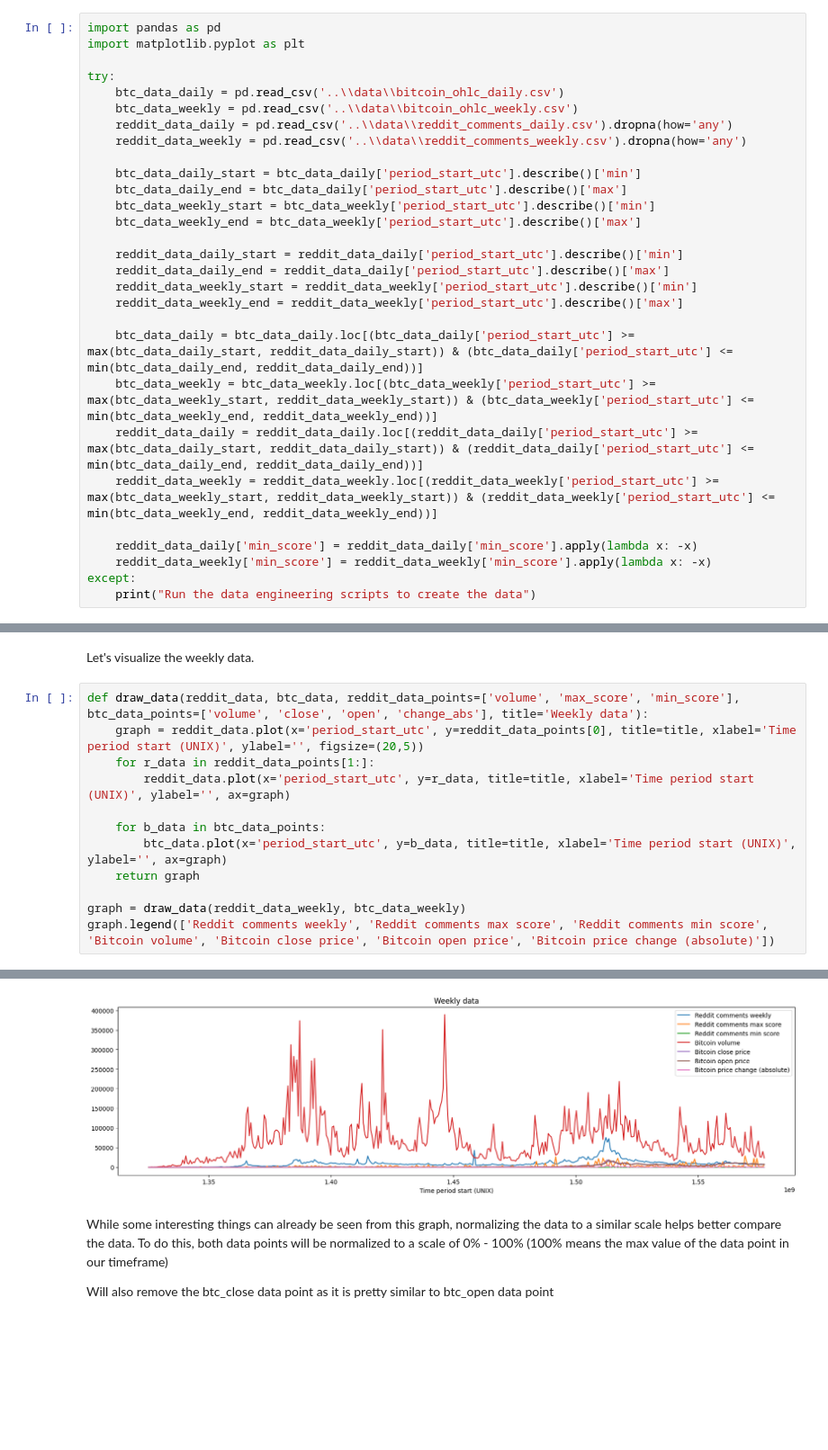
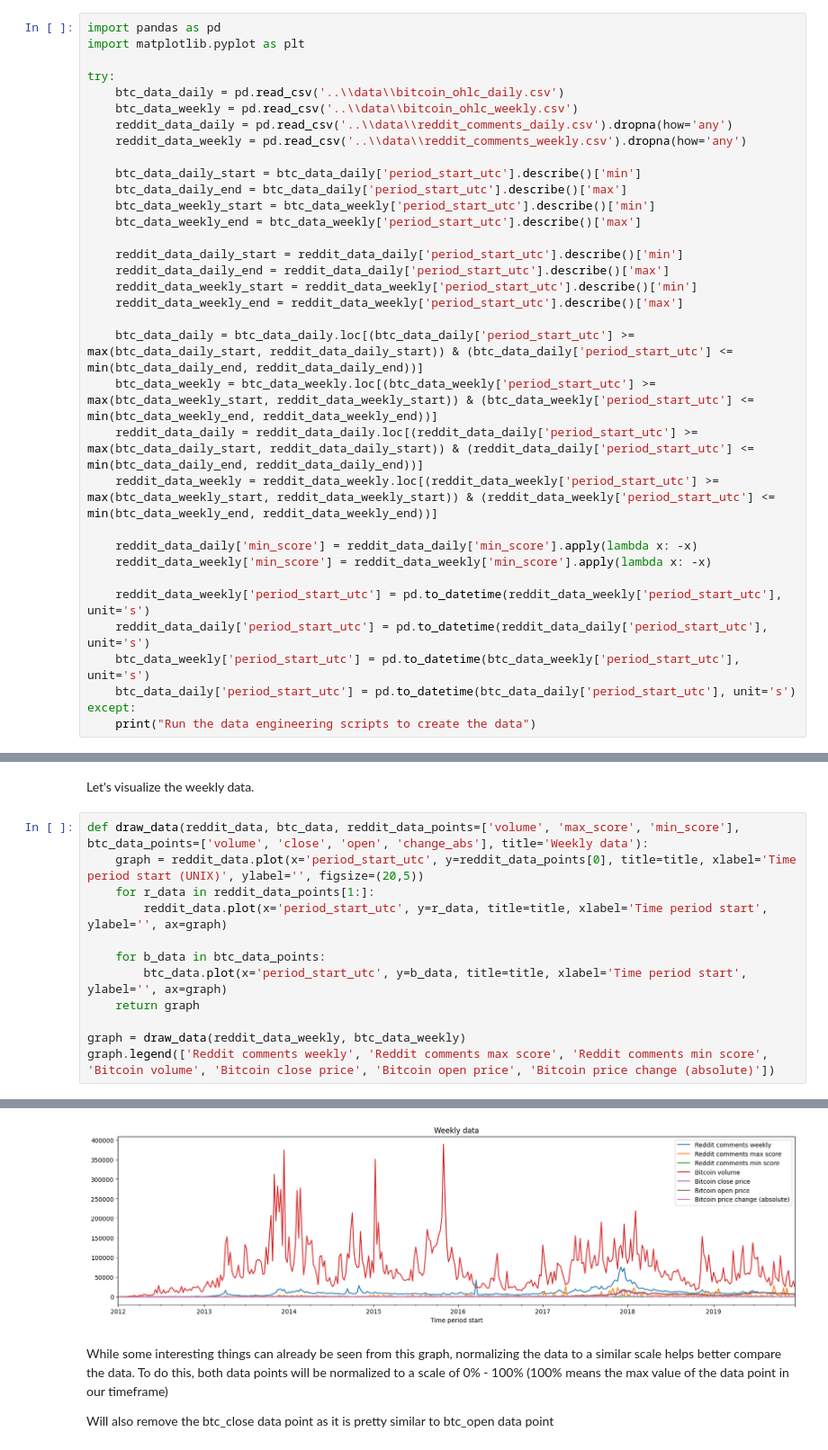
Before and after one commit to BraitLehepuu/RedditBitcoinAnalysis, a Jupyter notebook: Analysis/Price_Score_Relation.ipynb, the cells around one changed output, grey strips where cells are left out. Shown at 90% size. Drawn from its saved outputs; the diff is of its cells as text; blank space fills up the shorter version.

```diff
--- a/Analysis/Price_Score_Relation.ipynb
+++ b/Analysis/Price_Score_Relation.ipynb
@@ -27,5 +27,10 @@ try:
 
     reddit_data_daily['min_score'] = reddit_data_daily['min_score'].apply(lambda x: -x)
     reddit_data_weekly['min_score'] = reddit_data_weekly['min_score'].apply(lambda x: -x)
+
+    reddit_data_weekly['period_start_utc'] = pd.to_datetime(reddit_data_weekly['period_start_utc'], unit='s')
+    reddit_data_daily['period_start_utc'] = pd.to_datetime(reddit_data_daily['period_start_utc'], unit='s')
+    btc_data_weekly['period_start_utc'] = pd.to_datetime(btc_data_weekly['period_start_utc'], unit='s')
+    btc_data_daily['period_start_utc'] = pd.to_datetime(btc_data_daily['period_start_utc'], unit='s')
 except:
     print("Run the data engineering scripts to create the data")
@@ -42,18 +39,18 @@ Let's visualize the weekly data.
 # %%
 def draw_data(reddit_data, btc_data, reddit_data_points=['volume', 'max_score', 'min_score'], btc_data_points=['volume', 'close', 'open', 'change_abs'], title='Weekly data'):
     graph = reddit_data.plot(x='period_start_utc', y=reddit_data_points[0], title=title, xlabel='Time period start (UNIX)', ylabel='', figsize=(20,5))
     for r_data in reddit_data_points[1:]:
-        reddit_data.plot(x='period_start_utc', y=r_data, title=title, xlabel='Time period start (UNIX)', ylabel='', ax=graph)
+        reddit_data.plot(x='period_start_utc', y=r_data, title=title, xlabel='Time period start', ylabel='', ax=graph)
 
     for b_data in btc_data_points:
-        btc_data.plot(x='period_start_utc', y=b_data, title=title, xlabel='Time period start (UNIX)', ylabel='', ax=graph)
+        btc_data.plot(x='period_start_utc', y=b_data, title=title, xlabel='Time period start', ylabel='', ax=graph)
     return graph
 
 graph = draw_data(reddit_data_weekly, btc_data_weekly)
 graph.legend(['Reddit comments weekly', 'Reddit comments max score', 'Reddit comments min score', 'Bitcoin volume', 'Bitcoin close price', 'Bitcoin open price', 'Bitcoin price change (absolute)'])
 # %% [output]
 <matplotlib.legend.Legend at 0x...>
-[figure, old version]
+[figure, new version]
 # %% [markdown]
 While some interesting things can already be seen from this graph, normalizing the data to a similar scale helps better compare the data. To do this, both data points will be normalized to a scale of 0% - 100% (100% means the max value of the data point in our timeframe)
 
```
Also changed, not shown: parts of 15 cells of this notebook.
